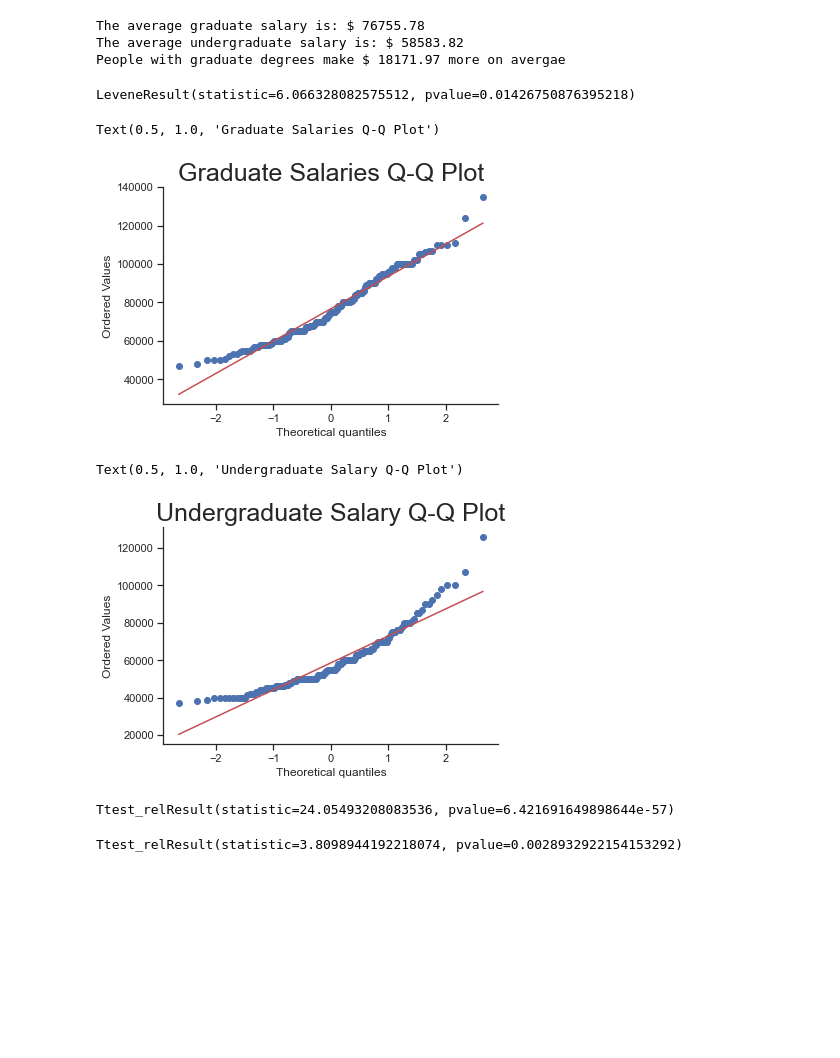
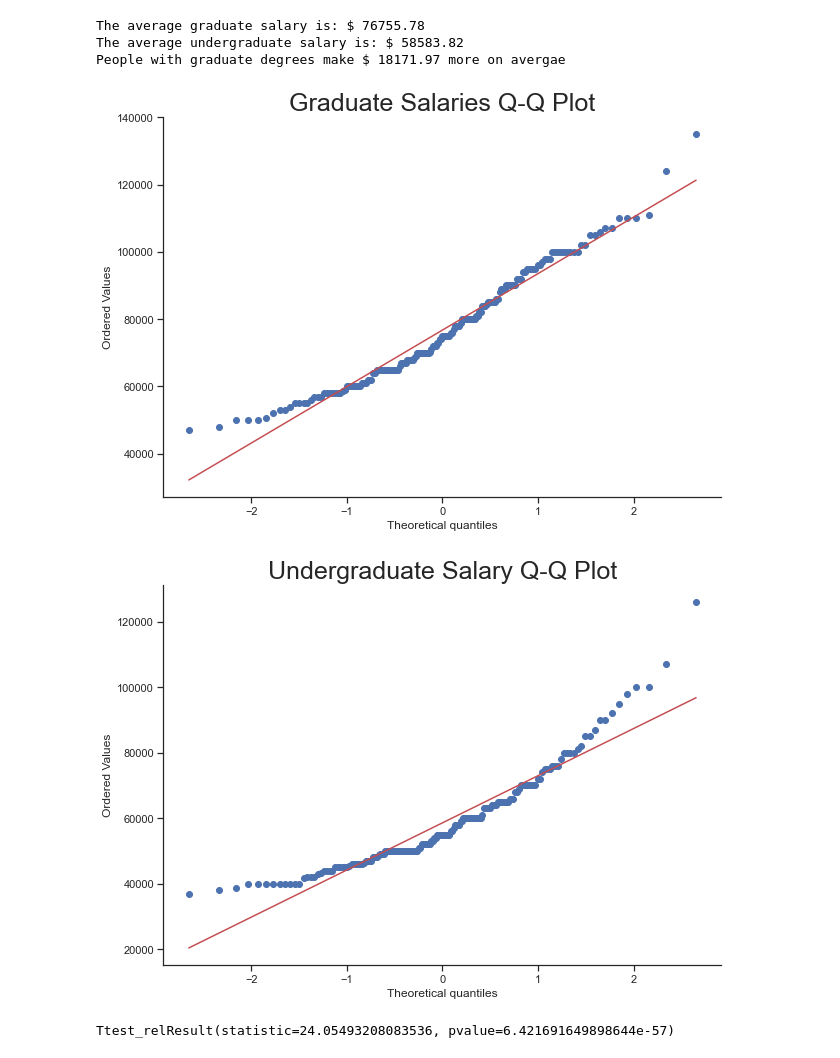
Before and after one commit to jhaarala23/dasc2103project, a Jupyter notebook: analysis_for_project.ipynb, the cells around one changed output. Cells and saved outputs as stored; diff of their text form; code cells hidden in the pictures; blank space fills up the shorter version.

Commit message:
Added Hypothesis test and graphs

```diff
--- a/analysis_for_project.ipynb
+++ b/analysis_for_project.ipynb
@@ -196,22 +221,20 @@ print('People with graduate degrees make $', grad_df['Diff_median'].mean().round
 The average graduate salary is: $ 76755.78
 The average undergraduate salary is: $ 58583.82
 People with graduate degrees make $ 18171.97 more on avergae
-# %%
-stats.levene(grad_salary, undergrad_salary)
-# %% [output]
-LeveneResult(statistic=6.066328082575512, pvalue=0.01426750876395218)
 # %%
+plt.figure(figsize = (10,7))
 stats.probplot(grad_salary, dist="norm", plot= plt)
 plt.title("Graduate Salaries Q-Q Plot")
+plt.show()
 # %% [output]
-Text(0.5, 1.0, 'Graduate Salaries Q-Q Plot')
-[figure, old version]
+[figure, new version]
 # %%
+plt.figure(figsize = (10,7))
 stats.probplot(undergrad_salary, dist="norm", plot= plt)
 plt.title("Undergraduate Salary Q-Q Plot")
+plt.show()
 # %% [output]
-Text(0.5, 1.0, 'Undergraduate Salary Q-Q Plot')
-[figure, old version]
+[figure, new version]
 # %%
 stats.ttest_rel(grad_salary, undergrad_salary)
 # %% [output]
@@ -224,4 +241,0 @@ health_undergrad_salary = health_df['Nongrad_median']
-# %%
-stats.ttest_rel(health_grad_salary, health_undergrad_salary)
-# %% [output]
-Ttest_relResult(statistic=3.8098944192218074, pvalue=0.0028932922154153292)
```
Also changed, not shown: parts of 23 cells of this notebook.
